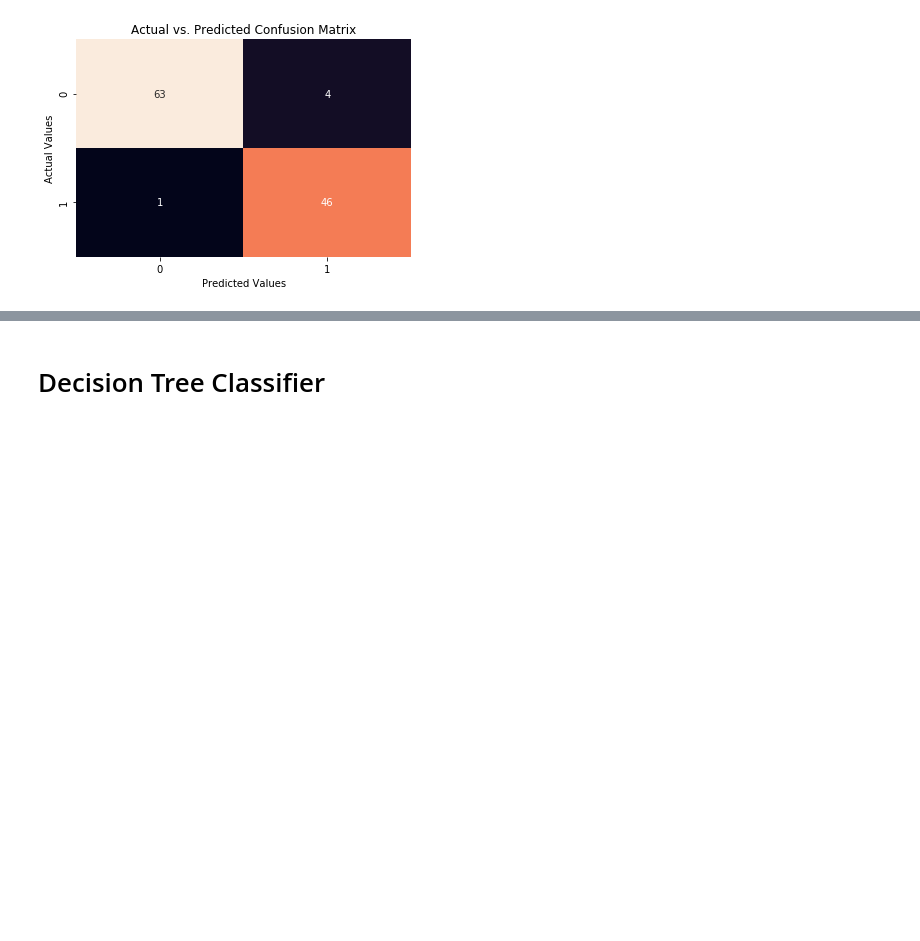
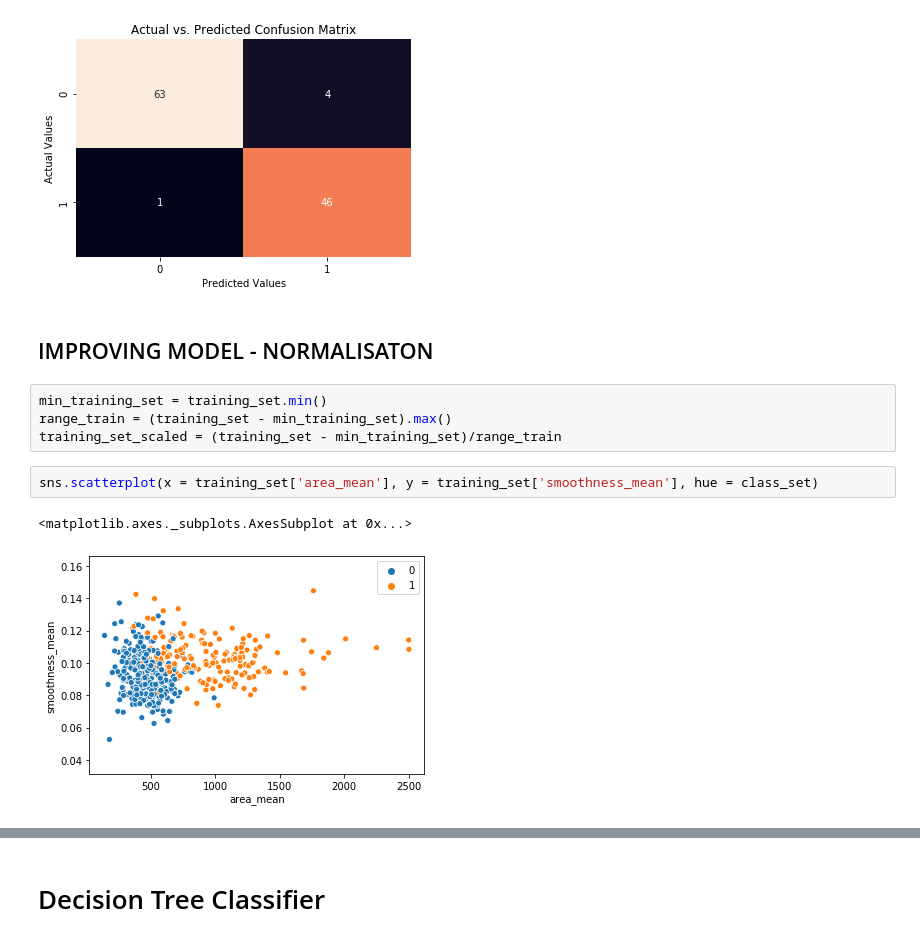
Before and after one commit to vaibhavz2402/breast-cancer-diagnosis, a Jupyter notebook: breast_cancer.ipynb, the cells around one changed output, grey strips where cells are left out. Saved outputs shown, nothing was run; the diff lists cells and outputs as text; blank space fills up the shorter version.

Commit message:
Model Improvement

```diff
--- a/breast_cancer.ipynb
+++ b/breast_cancer.ipynb
@@ -290,3 +291,14 @@ conf_mat = create_conf_mat(test_class_set, svc_pred)
 plt_map(conf_mat)
 # %% [output]
 [figure]
+# %% [markdown]
+## IMPROVING MODEL - NORMALISATON
+# %%
+min_training_set = training_set.min()
+range_train = (training_set - min_training_set).max()
+training_set_scaled = (training_set - min_training_set)/range_train
+# %%
+sns.scatterplot(x = training_set['area_mean'], y = training_set['smoothness_mean'], hue = class_set)
+# %% [output]
+<matplotlib.axes._subplots.AxesSubplot at 0x...>
+[figure, added]
```
Also changed, not shown: parts of 22 cells of this notebook, 1 other file.
